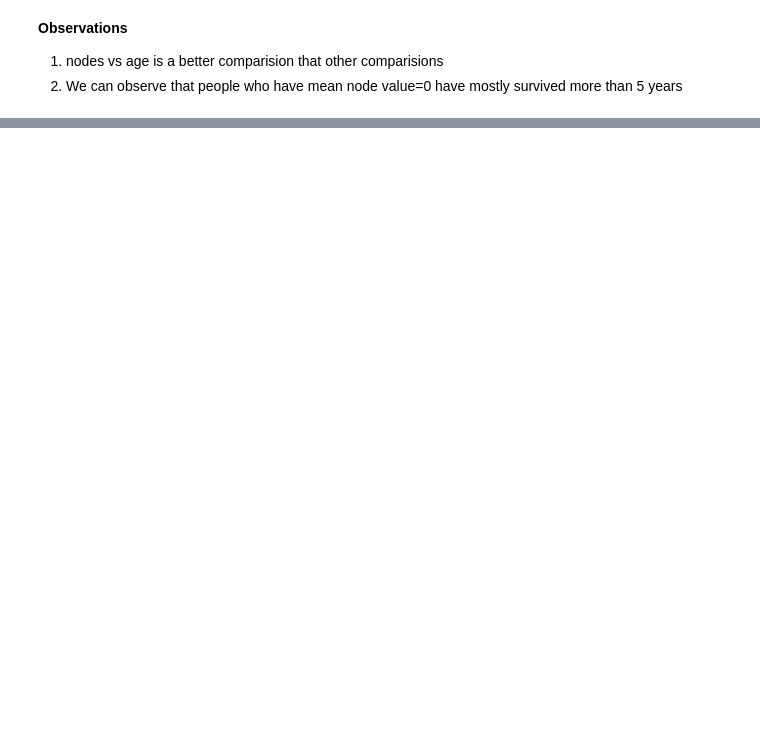
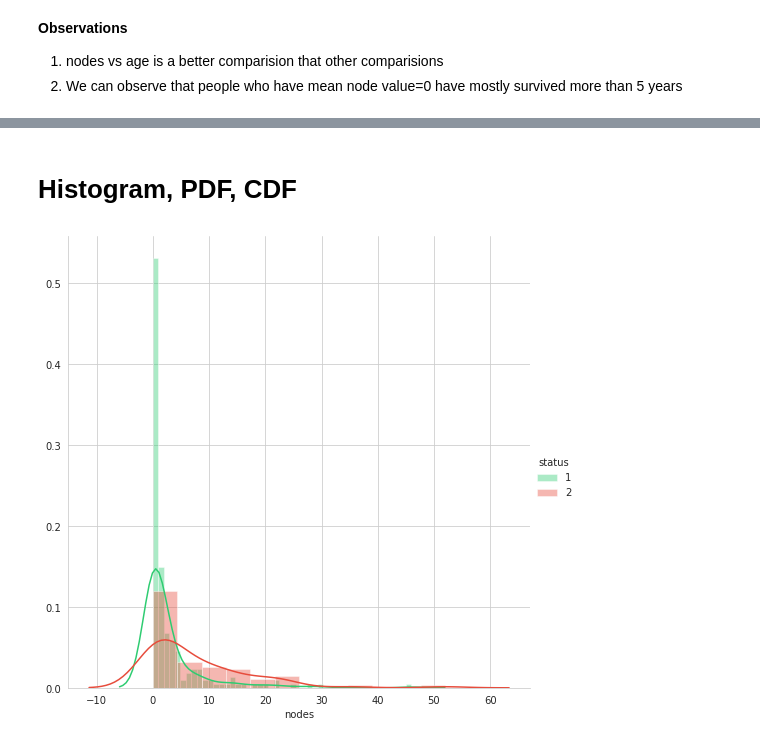
Before and after one commit to raghu66669999/AAIC, a Jupyter notebook: Exploratory Data Analysis..ipynb, the cells around one changed output, grey strips where cells are left out. Saved outputs shown, nothing was run; the diff lists cells and outputs as text; code cells hidden in the pictures; blank space fills up the shorter version.

```diff
--- a/Exploratory Data Analysis..ipynb
+++ b/Exploratory Data Analysis..ipynb
@@ -423,0 +159,10 @@ stats.kstest(x,'norm')
+# %% [markdown]
+# Histogram, PDF, CDF
+# %%
+
+sns.FacetGrid(hb, hue="status", height=7,palette=sns.color_palette(flatui)) \
+   .map(sns.distplot, "nodes") \
+   .add_legend();
+plt.show();
+# %% [output]
+[figure, added]
```
Also changed, not shown: parts of 56 cells of this notebook.
